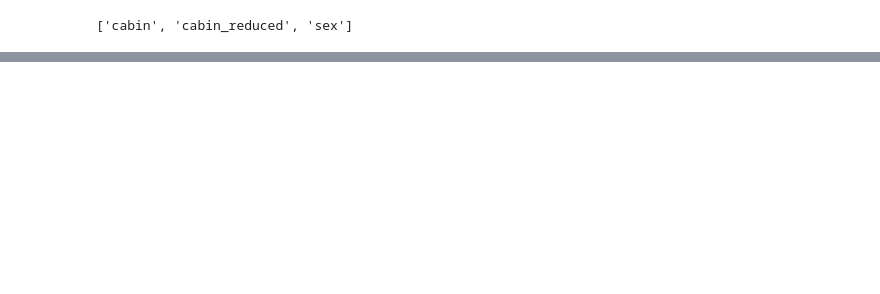
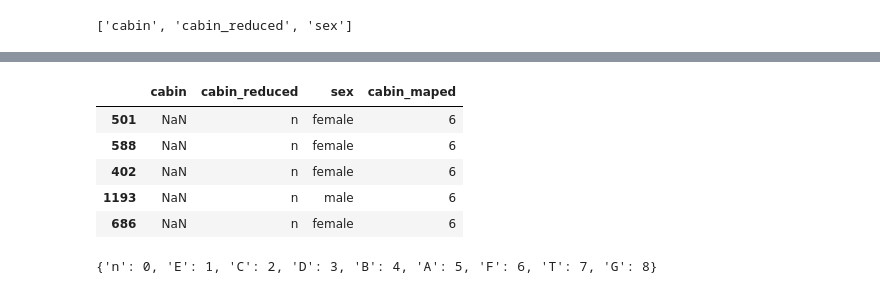
Before and after one commit to bhmit/featureEngineering, a Jupyter notebook: Section-04-Variable-Characteristics/8-practices.ipynb, the cells around one changed output, grey strips where cells are left out. Drawn from its saved outputs; the diff is of its cells as text; code cells hidden in the pictures; blank space fills up the shorter version.

```diff
--- a/Section-04-Variable-Characteristics/8-practices.ipynb
+++ b/Section-04-Variable-Characteristics/8-practices.ipynb
@@ -303,3 +303,6 @@ x_train, x_test, y_train, y_test = train_test_split(
 print(use_col)
 # %% [output]
 ['cabin', 'cabin_reduced', 'sex']
+# %%
+cabin_dic = {k: i for i , k in enumerate(df_titanic['cabin'].unique(),0)}
+cabin_dic
@@ -305,0 +327,8 @@ print(use_col)
+# %%
+x_train["cabin_maped"] = x_train["cabin"].map(cabin_dic)
+x_test["cabin_maped"] = x_test['cabin'].map(cabin_dic)
+
+print(x_train[['cabin', 'cabin_maped']].head(10))
+print(x_test[['cabin', 'cabin_maped']].head(10))
+
+print(len(x_train))
@@ -305,0 +353,15 @@ print(use_col)
+# %%
+x_train.head()
+# %% [output]
+|  | cabin | cabin_reduced | sex | cabin_maped |
+| 501 | NaN | n | female | 6 |
+| 588 | NaN | n | female | 6 |
+| 402 | NaN | n | female | 6 |
+| 1193 | NaN | n | male | 6 |
+| 686 | NaN | n | female | 6 |
+# %%
+cabin_dic = {k: i for i , k in enumerate(x_train['cabin_reduced'].unique(),0)}
+
+cabin_dic
+# %% [output]
+{'n': 0, 'E': 1, 'C': 2, 'D': 3, 'B': 4, 'A': 5, 'F': 6, 'T': 7, 'G': 8}
```
Also changed, not shown: parts of 11 cells of this notebook, 2 other files.
